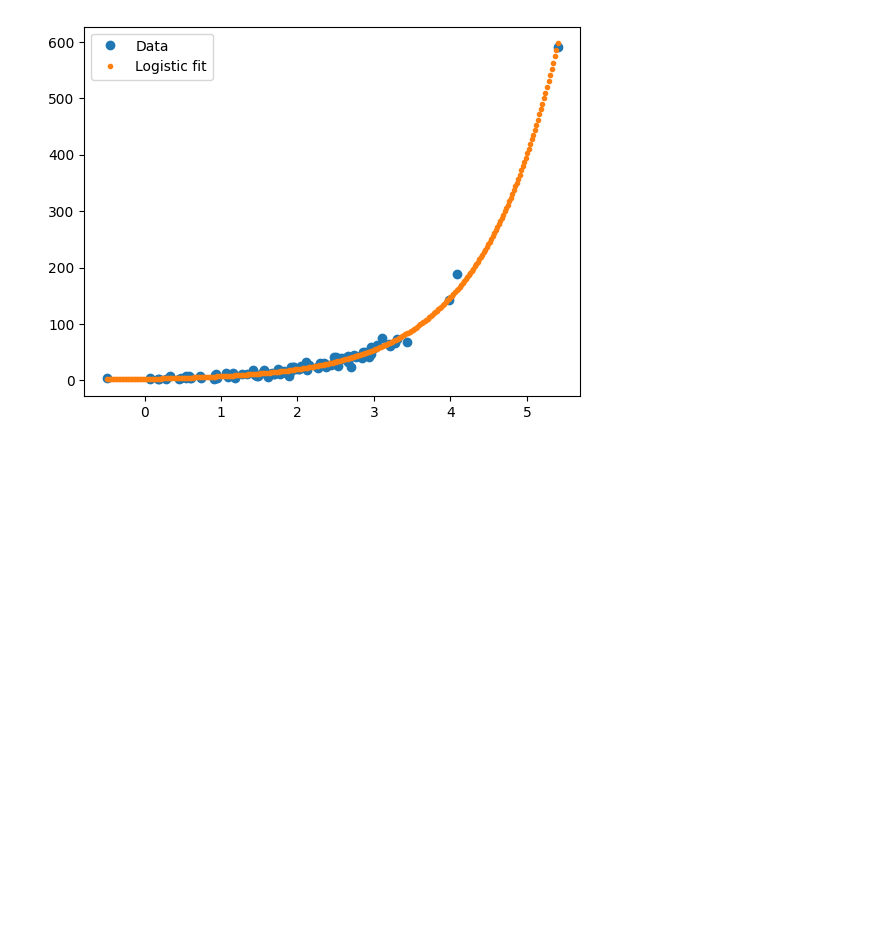
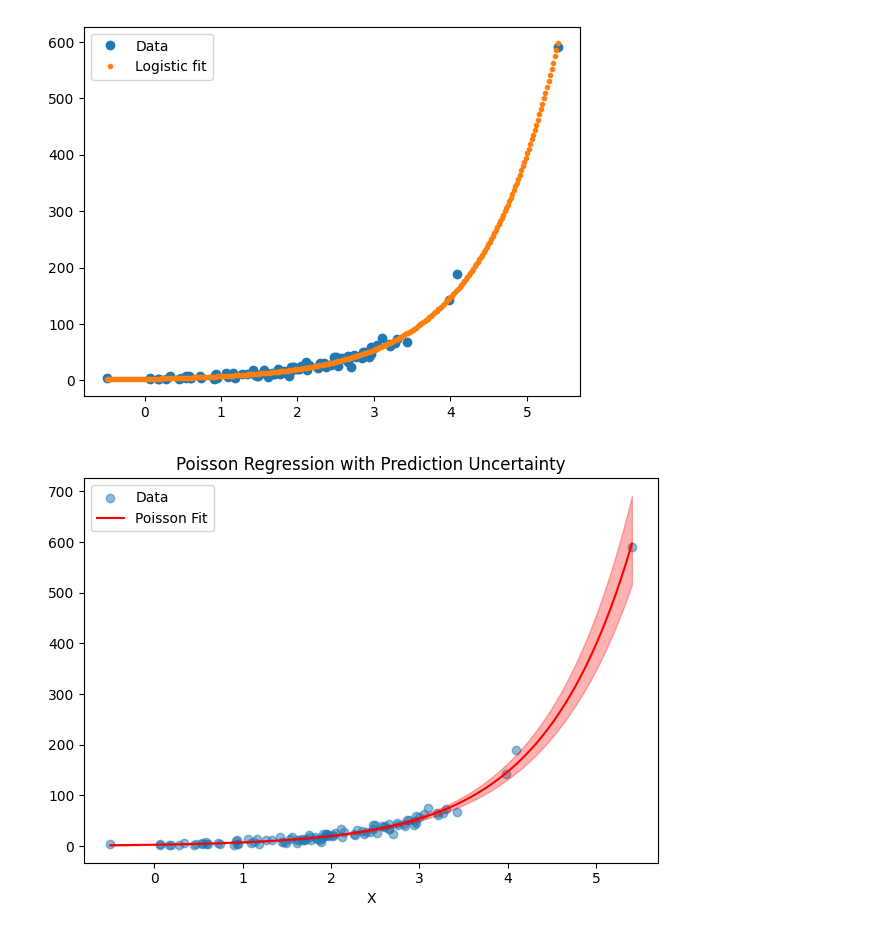
Before and after one commit to LuciaVazquez08/Estadistica-Inferencia, a Jupyter notebook: 2C 2024/GLM/clase 4.ipynb, the cells around one changed output. Drawn from its saved outputs; the diff is of its cells as text; code cells hidden in the pictures; blank space fills up the shorter version.

```diff
--- a/2C 2024/GLM/clase 4.ipynb
+++ b/2C 2024/GLM/clase 4.ipynb
@@ -81,3 +81,26 @@ plt.legend()
 # %% [output]
 <matplotlib.legend.Legend at 0x...>
 [figure]
+# %%
+mu = np.exp(np.dot(X_poisson_w_intercept, res_poisson.x))
+W = np.diag(mu)
+Fisher_info_mz = X_poisson_w_intercept.T @ W @ X_poisson_w_intercept
+cov_matrix = inv(Fisher_info_mz)
+
+poisson_fit = np.exp(res_poisson.x[0] + res_poisson.x[1] * x_range_poisson)
+
+top_poisson_fit = np.exp(res_poisson.x[0] + (res_poisson.x[1] + np.sqrt(cov_matrix[1][1]) * 2) * x_range_poisson)
+
+bottom_poisson_fit = np.exp(res_poisson.x[0] + (res_poisson.x[1] - np.sqrt(cov_matrix[1][1]) * 2) * x_range_poisson)
+# %%
+fig, ax = plt.subplots()
+ax.scatter(X_poisson, Y_poisson, alpha=0.5, label="Data")
+ax.plot(x_range_poisson, poisson_fit, color='red', label="Poisson Fit")
+ax.fill_between(x_range_poisson, bottom_poisson_fit, top_poisson_fit, color='red', alpha=0.3)
+ax.set_title("Poisson Regression with Prediction Uncertainty")
+ax.set_xlabel("X")
+ax.legend(loc="upper left")
+plt.tight_layout()
+plt.show()
+# %% [output]
+[figure, added]
```
Also changed, not shown: parts of 3 cells of this notebook, 17 other files.
